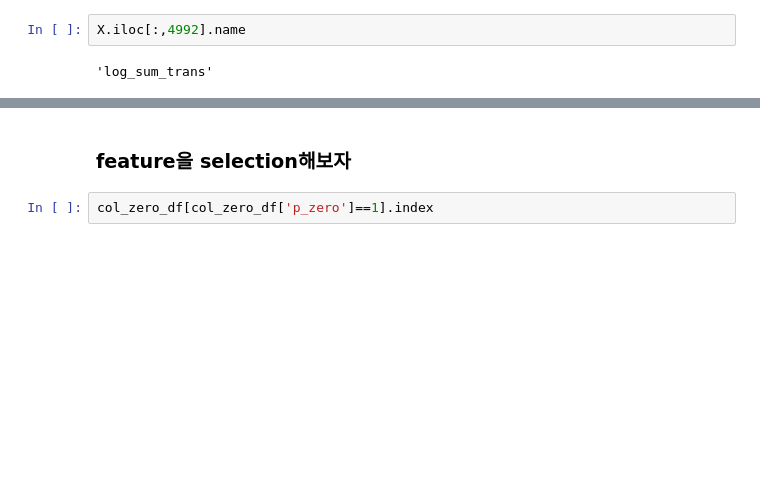
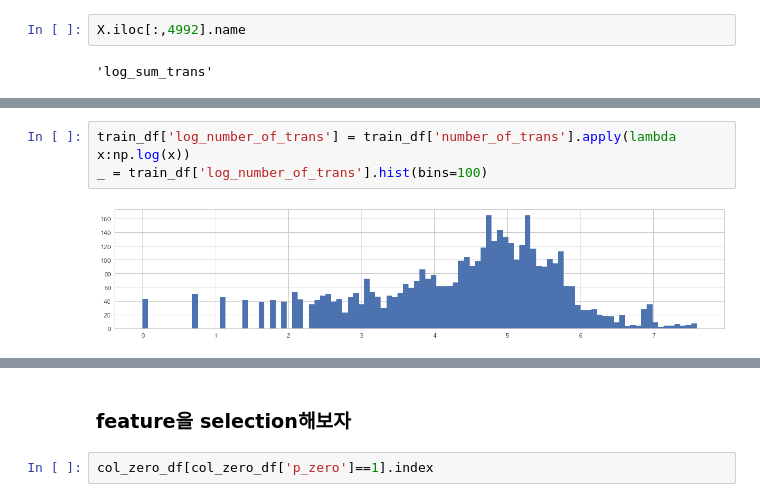
Before and after one commit to junwoopark92/2018-NAVER-DSC, a Jupyter notebook: explorer_data.ipynb, the cells around one changed output, grey strips where cells are left out. Drawn from its saved outputs; the diff is of its cells as text; blank space fills up the shorter version.

```diff
--- a/explorer_data.ipynb
+++ b/explorer_data.ipynb
@@ -344,0 +364,5 @@ feature
+# %%
+train_df['log_number_of_trans'] = train_df['number_of_trans'].apply(lambda x:np.log(x))
+_ = train_df['log_number_of_trans'].hist(bins=100)
+# %% [output]
+[figure, added]
```
Also changed, not shown: parts of 12 cells of this notebook.
